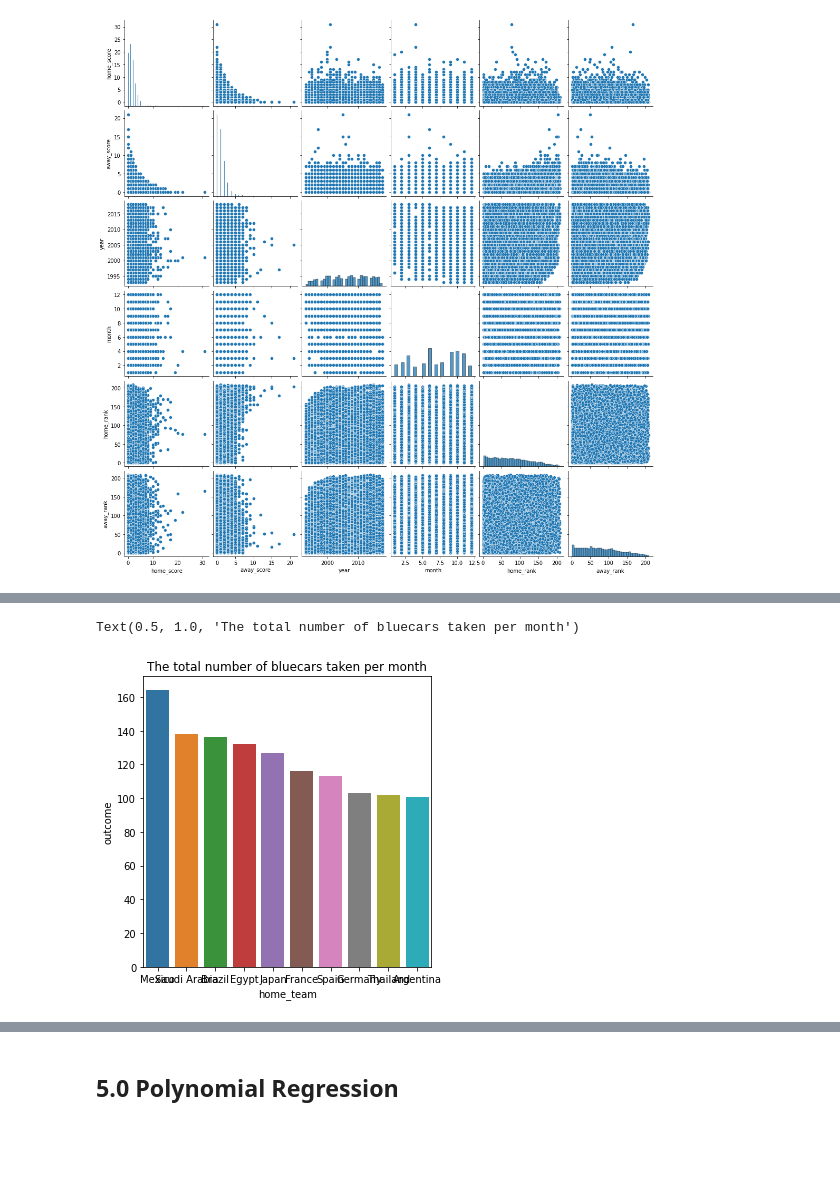
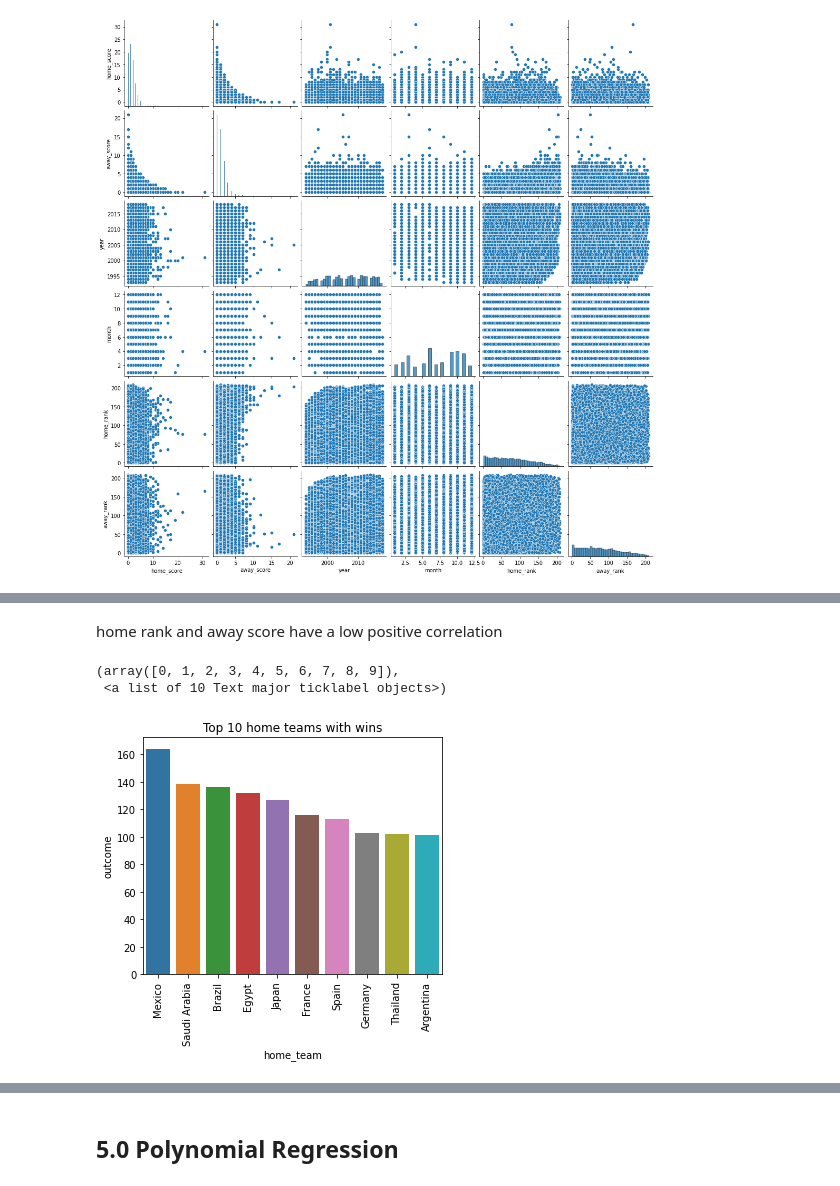
Before and after one commit to WilkisterMbaka/Fifa-Score-Prediction-, a Jupyter notebook: Moringa_Data_Science_Prep_W6_Independent_Project_2022_06_Wilkister_Mbaka_Regression.ipynb, the cells around one changed output, grey strips where cells are left out. Cells and saved outputs as stored; diff of their text form; code cells hidden in the pictures; blank space fills up the shorter version.

```diff
--- a/Moringa_Data_Science_Prep_W6_Independent_Project_2022_06_Wilkister_Mbaka_Regression.ipynb
+++ b/Moringa_Data_Science_Prep_W6_Independent_Project_2022_06_Wilkister_Mbaka_Regression.ipynb
@@ -670,0 +653,2 @@ model_df1.head(1)
+# %% [markdown]
+home rank and away score have a low positive correlation
@@ -671,13 +658,15 @@ model_df1.head(1)
 # %%
 # Top 10 home teams with wins
-#calculate sum of values by group
+#calculate count of values by group
 wins = model_df1[model_df1['outcome'] == 'Win']
 group = wins.groupby(['home_team'])['outcome'].count().nlargest(10)
 group = group.reset_index()
 
 # #create bar plot by group
 sns.barplot(x='home_team',y='outcome',data=group)
-plt.title('The total number of bluecars taken per month')
+plt.title('Top 10 home teams with wins')
+plt.xticks(rotation=90)
 # %% [output]
-Text(0.5, 1.0, 'The total number of bluecars taken per month')
+(array([0, 1, 2, 3, 4, 5, 6, 7, 8, 9]),
+ <a list of 10 Text major ticklabel objects>)
-[figure, old version]
+[figure, new version]
```
Also changed, not shown: parts of 72 cells of this notebook.
